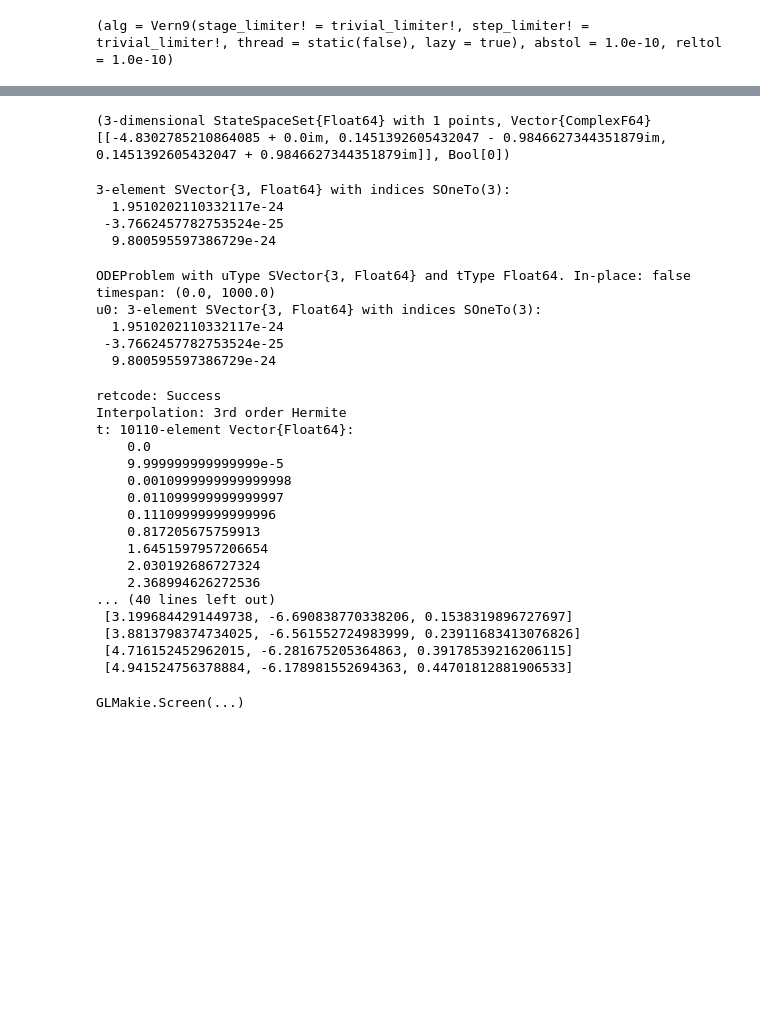
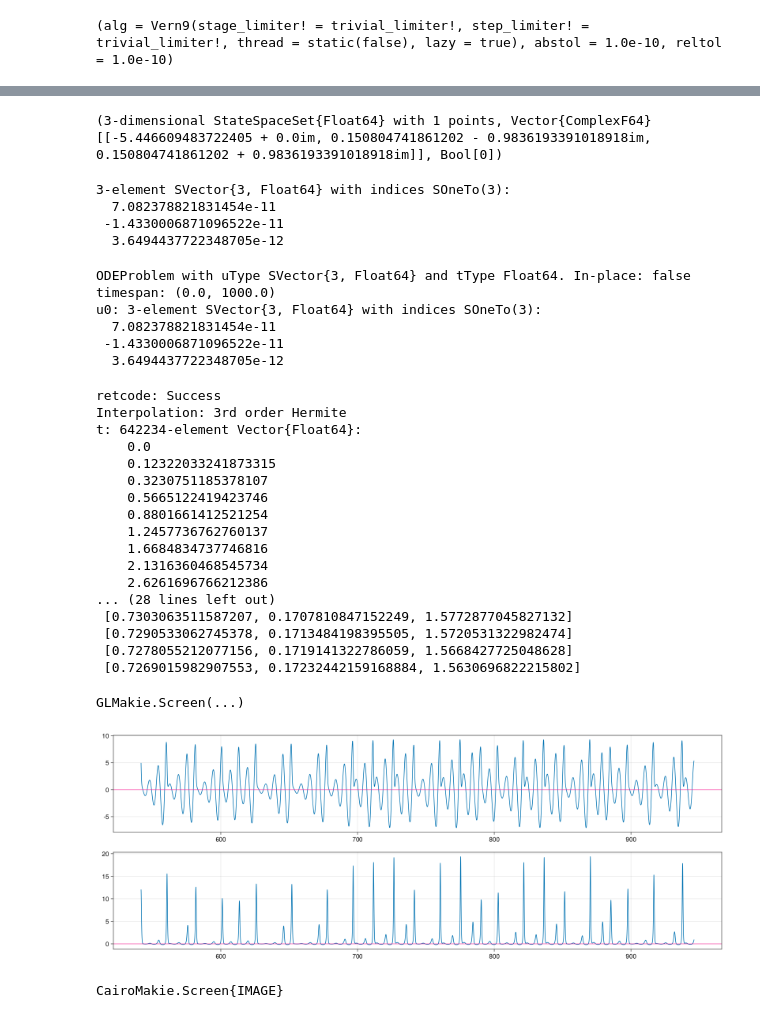
Before and after one commit to SergeyNovak777/dynamical-systems, a Jupyter notebook: Tsodyks Markram/Levanova/3 набор параметров/Система Рёсслера.ipynb, the cells around one changed output, grey strips where cells are left out. Drawn from its saved outputs; the diff is of its cells as text; code cells hidden in the pictures; blank space fills up the shorter version.

```diff
--- a/Tsodyks Markram/Levanova/3 набор параметров/Система Рёсслера.ipynb
+++ b/Tsodyks Markram/Levanova/3 набор параметров/Система Рёсслера.ipynb
@@ -35,7 +35,7 @@ integ_set = (alg = Vern9(), abstol=1e-10, reltol=1e-10)
 # %% [output]
 (alg = Vern9(stage_limiter! = trivial_limiter!, step_limiter! = trivial_limiter!, thread = static(false), lazy = true), abstol = 1.0e-10, reltol = 1.0e-10)
 # %%
- b = 0.3;  c = 4.89; a = 0.35;
+ b = 0.3;  c = 5.5; a = 0.355;
 # %%
 u0 = SA[0.13060105886751308, 0.4782615699018184, 0.7435866656901606]
 p = [a, b, c]
@@ -54,49 +54,49 @@ ds = CoupledODEs(Res, u0, p, diffeq = integ_set)
 # %%
 fp, ei, _ = fixedpoints(ds, box, jac_res)
 # %% [output]
-(3-dimensional StateSpaceSet{Float64} with 1 points, Vector{ComplexF64}[[-4.8302785210864085 + 0.0im, 0.1451392605432047 - 0.9846627344351879im, 0.1451392605432047 + 0.9846627344351879im]], Bool[0])
+(3-dimensional StateSpaceSet{Float64} with 1 points, Vector{ComplexF64}[[-5.446609483722405 + 0.0im, 0.150804741861202 - 0.9836193391018918im, 0.150804741861202 + 0.9836193391018918im]], Bool[0])
 # %%
-fixedpoint = SA[0.0, 0.0, 0.0]
+fixedpoint = fp[1]
 
 Jacobian = jac_res(fixedpoint, p, 0)
 eivecs = eigvecs(Jacobian)
 
-vec_stable = real(eivecs[:, 1])
-ϵ = 1e-23
+vec_stable = real(eivecs[:, 3])
+ϵ = 1e-10
 
 shift = fixedpoint + vec_stable*ϵ
 # %% [output]
 3-element SVector{3, Float64} with indices SOneTo(3):
-  1.9510202110332117e-24
- -3.7662457782753524e-25
-  9.800595597386729e-24
+  7.082378821831454e-11
+ -1.4330006871096522e-11
+  3.6494437722348705e-12
 # %%
 prob = ODEProblem(Res, shift, (0.0, 1000.0),p)
 # %% [output]
 ODEProblem with uType SVector{3, Float64} and tType Float64. In-place: false
 timespan: (0.0, 1000.0)
 u0: 3-element SVector{3, Float64} with indices SOneTo(3):
-  1.9510202110332117e-24
- -3.7662457782753524e-25
-  9.800595597386729e-24
+  7.082378821831454e-11
+ -1.4330006871096522e-11
+  3.6494437722348705e-12
 # %%
-sol = solve(prob,alg = Feagin14(), abstol=1e-12, reltol=1e-12, maxiters = 10000000)
+sol = solve(prob,alg = RK4(), abstol=1e-12, reltol=1e-12, maxiters = 5000000)
 # %% [output]
 retcode: Success
 Interpolation: 3rd order Hermite
-t: 10110-element Vector{Float64}:
+t: 642234-element Vector{Float64}:
     0.0
-    9.999999999999999e-5
-    0.0010999999999999998
-    0.011099999999999997
-    0.11109999999999996
-    0.817205675759913
-    1.6451597957206654
-    2.030192686727324
-    2.368994626272536
-... (40 lines left out)
- [3.1996844291449738, -6.690838770338206, 0.1538319896727697]
- [3.8813798374734025, -6.561552724983999, 0.23911683413076826]
- [4.716152452962015, -6.281675205364863, 0.39178539216206115]
- [4.941524756378884, -6.178981552694363, 0.44701812881906533]
+    0.12322033241873315
+    0.3230751185378107
+    0.5665122419423746
+    0.8801661412521254
+    1.2457736762760137
+    1.6684834737746816
+    2.1316360468545734
+    2.6261696766212386
+... (28 lines left out)
+ [0.7303063511587207, 0.1707810847152249, 1.5772877045827132]
+ [0.7290533062745378, 0.1713484198395505, 1.5720531322982474]
+ [0.7278055212077156, 0.1719141322786059, 1.5668427725048628]
+ [0.7269015982907553, 0.17232442159168884, 1.5630696822215802]
 # %%
@@ -109,3 +113,22 @@ lines!(ax, sol[idx, ts:tf], sol[idy, ts:tf], sol[idz, ts:tf], linewidth = 1.0, c
 display(GLMakie.Screen(), f)
 # %% [output]
 GLMakie.Screen(...)
+# %%
+ts, tf = 300000, 600000
+
+CairoMakie.activate!()
+
+f = Figure(resolution = (1600, 600))
+axx = Axis(f[1, 1])
+axz = Axis(f[2, 1])
+
+lines!(axx, sol.t[ts:tf], sol[1, ts:tf])
+lines!(axz, sol.t[ts:tf], sol[3, ts:tf])
+
+hlines!(axx, fp[1][1], linewidth = 1.0, color = :deeppink)
+hlines!(axz, fp[1][3], linewidth = 1.0, color = :deeppink)
+
+display(f)
+# %% [output]
+[figure, added]
+CairoMakie.Screen{IMAGE}
```
Also changed, not shown: parts of 2 cells of this notebook, 1 other file.
